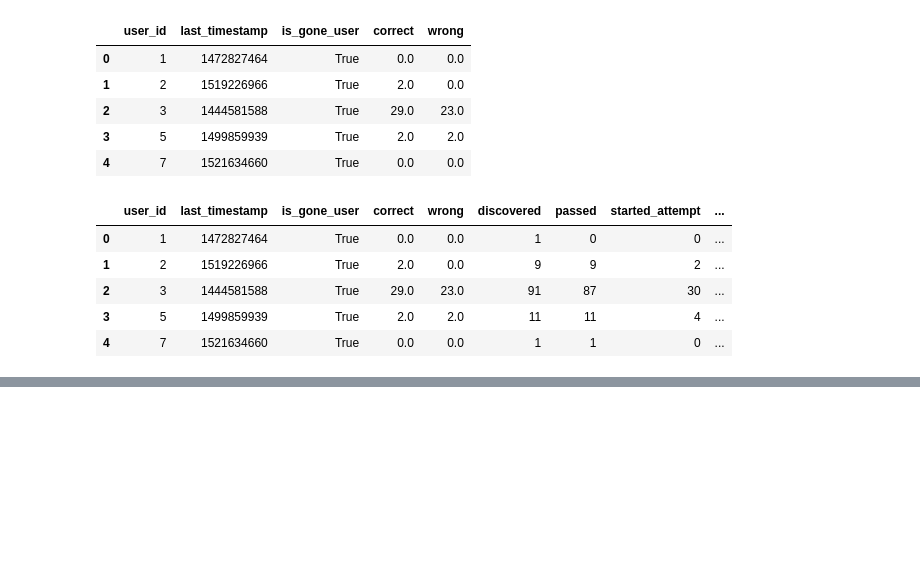
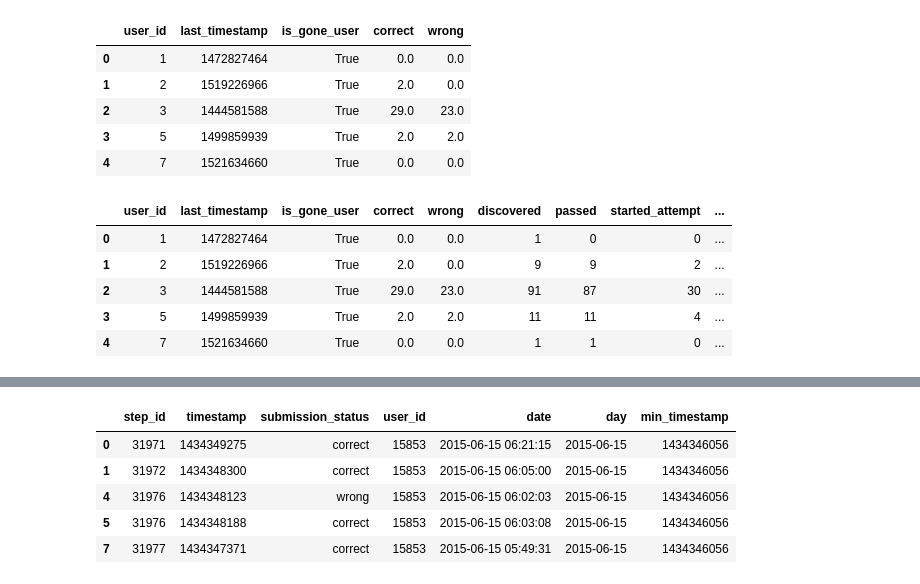
Before and after one commit to matherialist/Stepik-ML-contest, a Jupyter notebook: Stepik_ML_Contest.ipynb, the cells around one changed output, grey strips where cells are left out. Drawn from its saved outputs; the diff is of its cells as text; code cells hidden in the pictures; blank space fills up the shorter version.

```diff
--- a/Stepik_ML_Contest.ipynb
+++ b/Stepik_ML_Contest.ipynb
@@ -131,0 +140,2 @@ users_data.head()
+# %%
+learning_time_treshold = 3 * 24 * 60 * 60 # порог отвала пользователей 3 дня
@@ -131,0 +154,14 @@ users_data.head()
+# %%
+submission_min_time = submissions_data.groupby('user_id', as_index=False) \
+        .agg({'timestamp': 'min'}).rename({'timestamp': 'min_timestamp'}, axis=1)
+user_submissions = submissions_data.merge(submission_min_time[['user_id', 'min_timestamp']], on='user_id', how='outer')
+submissions_data_train = user_submissions[user_submissions.timestamp <= (user_submissions.min_timestamp + learning_time_treshold)]
+# %%
+submissions_data_train.head()
+# %% [output]
+|  | step_id | timestamp | submission_status | user_id | date | day | min_timestamp |
+| 0 | 31971 | 1434349275 | correct | 15853 | 2015-06-15 06:21:15 | 2015-06-15 | 1434346056 |
+| 1 | 31972 | 1434348300 | correct | 15853 | 2015-06-15 06:05:00 | 2015-06-15 | 1434346056 |
+| 4 | 31976 | 1434348123 | wrong | 15853 | 2015-06-15 06:02:03 | 2015-06-15 | 1434346056 |
+| 5 | 31976 | 1434348188 | correct | 15853 | 2015-06-15 06:03:08 | 2015-06-15 | 1434346056 |
+| 7 | 31977 | 1434347371 | correct | 15853 | 2015-06-15 05:49:31 | 2015-06-15 | 1434346056 |
```
Also changed, not shown: parts of 23 cells of this notebook.
